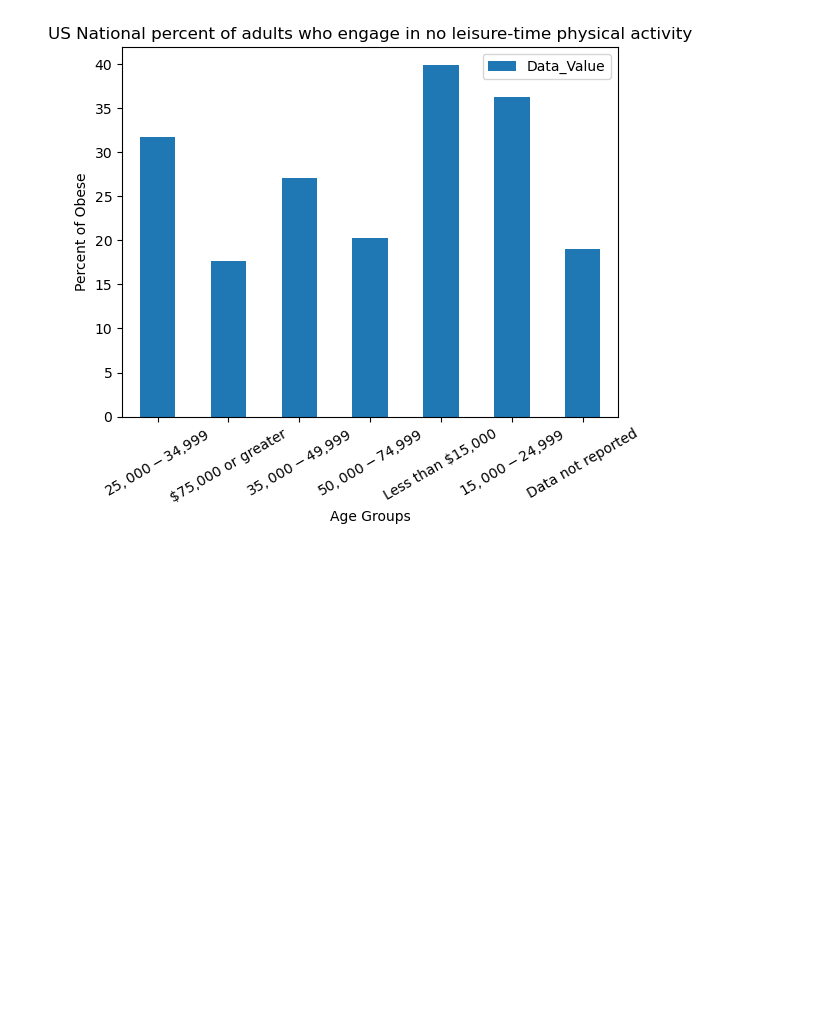
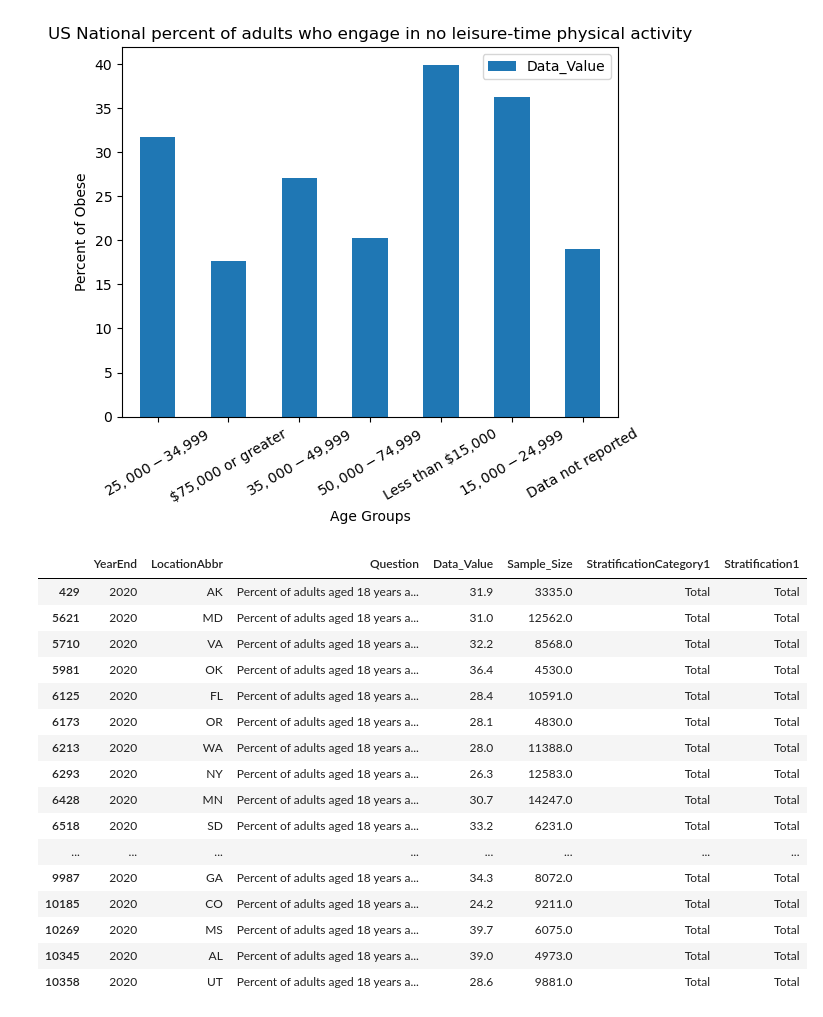
Before and after one commit to sma005/project-one-group-4, a Jupyter notebook: obesity_study_csv.ipynb, the cells around one changed output. Drawn from its saved outputs; the diff is of its cells as text; code cells hidden in the pictures; blank space fills up the shorter version.

```diff
--- a/obesity_study_csv.ipynb
+++ b/obesity_study_csv.ipynb
@@ -138,3 +131,33 @@ age_data_df.sort_values(by='Stratification1', ascending=False)
 | 83935 | 2021 | US | Percent of adults aged 18 years a... | 32.0 | 40994.0 | Age (years) | 25 - 34 |
 | 83687 | 2021 | US | Percent of adults aged 18 years a... | 20.7 | 22944.0 | Age (years) | 18 - 24 |
 [figure]
+# %%
+obese_df = data_df.loc[:,['YearEnd','LocationAbbr','Question','Data_Value','Sample_Size','StratificationCategory1','Stratification1']]
+obese_df = obese_df[obese_df['YearEnd'] == 2020]
+obese_df = obese_df[obese_df['LocationAbbr'] != 'US']
+obese_df = obese_df[obese_df['LocationAbbr'] != 'VI']
+obese_df = obese_df[obese_df['LocationAbbr'] != 'GU']
+obese_df = obese_df[obese_df['LocationAbbr'] != 'DC']
+obese_df = obese_df[obese_df['LocationAbbr'] != 'PR']
+obese_df = obese_df[obese_df['StratificationCategory1'] == 'Total']
+obese_df = obese_df[obese_df['Question'] == 'Percent of adults aged 18 years and older who have obesity']
+
+obese_df
+# %% [output]
+|  | YearEnd | LocationAbbr | Question | Data_Value | Sample_Size | StratificationCategory1 | Stratification1 |
+| 429 | 2020 | AK | Percent of adults aged 18 years a... | 31.9 | 3335.0 | Total | Total |
+| 5621 | 2020 | MD | Percent of adults aged 18 years a... | 31.0 | 12562.0 | Total | Total |
+| 5710 | 2020 | VA | Percent of adults aged 18 years a... | 32.2 | 8568.0 | Total | Total |
+| 5981 | 2020 | OK | Percent of adults aged 18 years a... | 36.4 | 4530.0 | Total | Total |
+| 6125 | 2020 | FL | Percent of adults aged 18 years a... | 28.4 | 10591.0 | Total | Total |
+| 6173 | 2020 | OR | Percent of adults aged 18 years a... | 28.1 | 4830.0 | Total | Total |
+| 6213 | 2020 | WA | Percent of adults aged 18 years a... | 28.0 | 11388.0 | Total | Total |
+| 6293 | 2020 | NY | Percent of adults aged 18 years a... | 26.3 | 12583.0 | Total | Total |
+| 6428 | 2020 | MN | Percent of adults aged 18 years a... | 30.7 | 14247.0 | Total | Total |
+| 6518 | 2020 | SD | Percent of adults aged 18 years a... | 33.2 | 6231.0 | Total | Total |
+| ... | ... | ... | ... | ... | ... | ... | ... |
+| 9987 | 2020 | GA | Percent of adults aged 18 years a... | 34.3 | 8072.0 | Total | Total |
+| 10185 | 2020 | CO | Percent of adults aged 18 years a... | 24.2 | 9211.0 | Total | Total |
+| 10269 | 2020 | MS | Percent of adults aged 18 years a... | 39.7 | 6075.0 | Total | Total |
+| 10345 | 2020 | AL | Percent of adults aged 18 years a... | 39.0 | 4973.0 | Total | Total |
+| 10358 | 2020 | UT | Percent of adults aged 18 years a... | 28.6 | 9881.0 | Total | Total |
```
Also changed, not shown: parts of 3 cells of this notebook.
